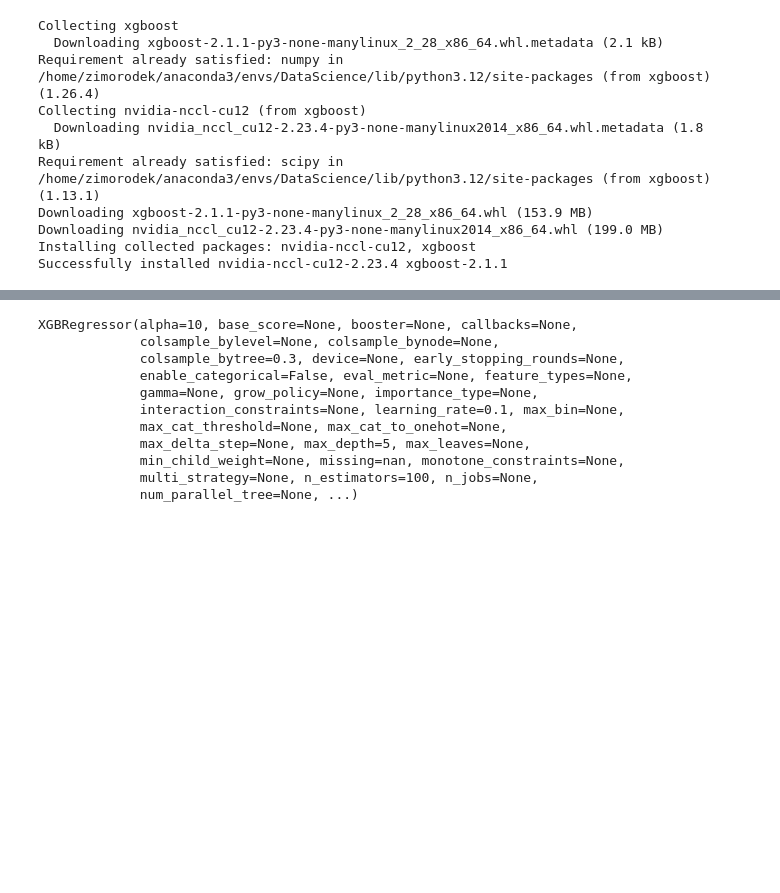
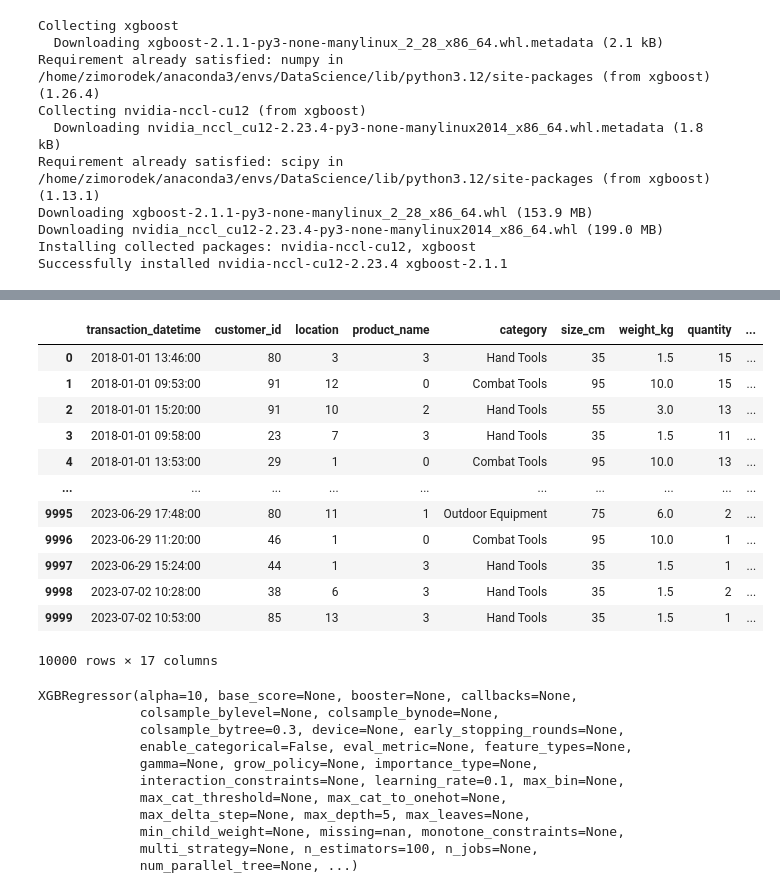
Before and after one commit to Agr3st/DataSharks, a Jupyter notebook: model_predict_hackology.ipynb, the cells around one changed output, grey strips where cells are left out. Drawn from its saved outputs; the diff is of its cells as text; code cells hidden in the pictures; blank space fills up the shorter version.

```diff
--- a/model_predict_hackology.ipynb
+++ b/model_predict_hackology.ipynb
@@ -72,4 +73,20 @@ data.to_csv( 'output.csv', index = False )
 label_encoder = LabelEncoder()
 data[ 'location' ] = label_encoder.fit_transform( data[ 'location' ] )
 data[ 'product_name' ] = label_encoder.fit_transform( data[ 'product_name' ] )
+# %%
+data
+# %% [output]
+|  | transaction_datetime | customer_id | location | product_name | category | size_cm | weight_kg | quantity | ... |
+| 0 | 2018-01-01 13:46:00 | 80 | 3 | 3 | Hand Tools | 35 | 1.5 | 15 | ... |
+| 1 | 2018-01-01 09:53:00 | 91 | 12 | 0 | Combat Tools | 95 | 10.0 | 15 | ... |
+| 2 | 2018-01-01 15:20:00 | 91 | 10 | 2 | Hand Tools | 55 | 3.0 | 13 | ... |
+| 3 | 2018-01-01 09:58:00 | 23 | 7 | 3 | Hand Tools | 35 | 1.5 | 11 | ... |
+| 4 | 2018-01-01 13:53:00 | 29 | 1 | 0 | Combat Tools | 95 | 10.0 | 13 | ... |
+| ... | ... | ... | ... | ... | ... | ... | ... | ... | ... |
+| 9995 | 2023-06-29 17:48:00 | 80 | 11 | 1 | Outdoor Equipment | 75 | 6.0 | 2 | ... |
+| 9996 | 2023-06-29 11:20:00 | 46 | 1 | 0 | Combat Tools | 95 | 10.0 | 1 | ... |
+| 9997 | 2023-06-29 15:24:00 | 44 | 1 | 3 | Hand Tools | 35 | 1.5 | 1 | ... |
+| 9998 | 2023-07-02 10:28:00 | 38 | 6 | 3 | Hand Tools | 35 | 1.5 | 2 | ... |
+| 9999 | 2023-07-02 10:53:00 | 85 | 13 | 3 | Hand Tools | 35 | 1.5 | 1 | ... |
+10000 rows × 17 columns
 # %%
```
Also changed, not shown: parts of 9 cells of this notebook.
